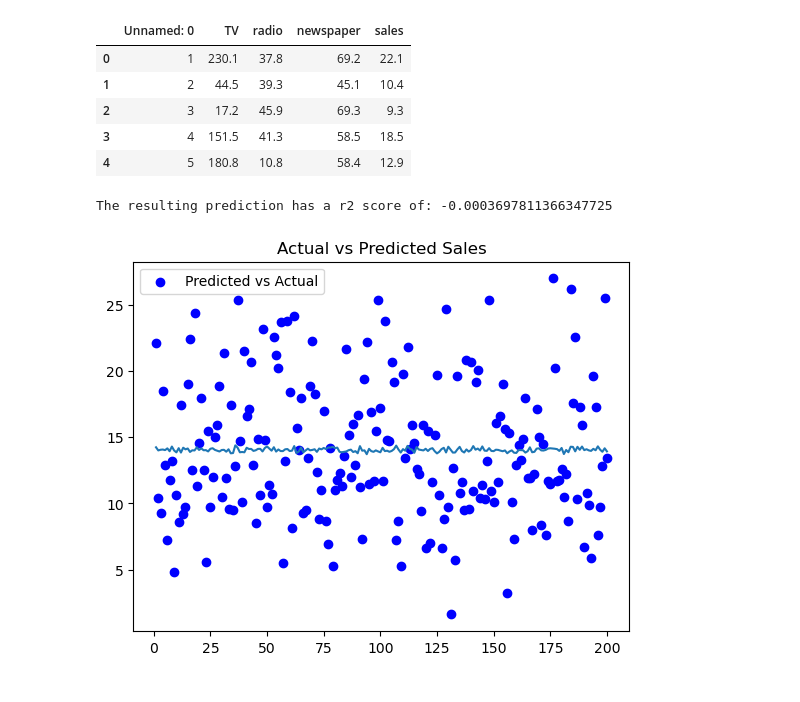
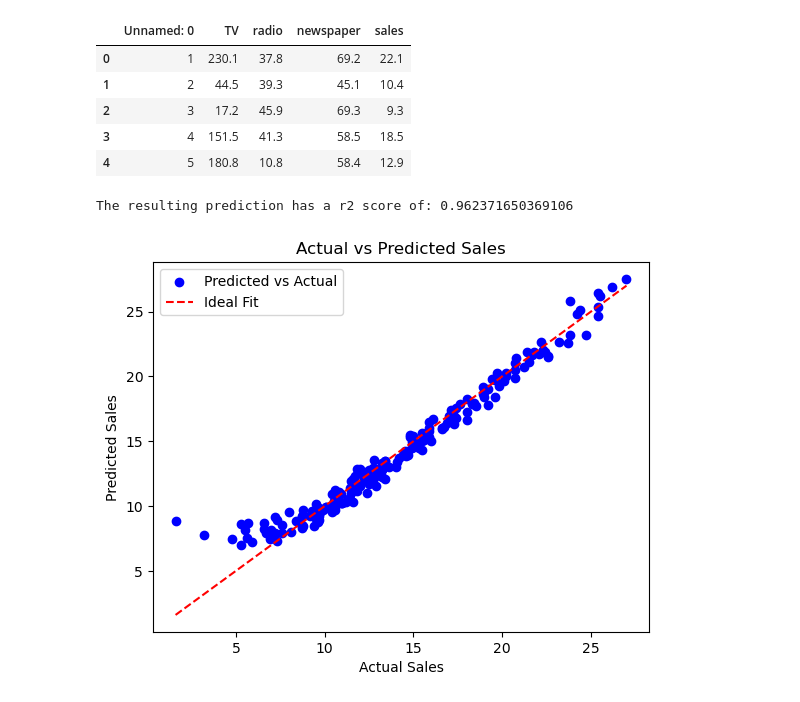
Before and after one commit to Eddiefans/labstds, a Jupyter notebook: Acts/07_Bootstraping.ipynb, the cells around one changed output. Drawn from its saved outputs; the diff is of its cells as text; code cells hidden in the pictures.

```diff
--- a/Acts/07_Bootstraping.ipynb
+++ b/Acts/07_Bootstraping.ipynb
@@ -111,37 +111,38 @@ X = ["TV", "radio", "newspaper", "TV_radio", "TV_newspaper", "radio_newspaper"]
 y = ["sales"]
 # %%
 def pred(dataset, features, target, samples, n_features):
-
     predictions = []
     for _ in range(samples):
-        agg_features = np.random.choice(features, size = n_features, replace=False)
-        sample_indices = np.random.choice(range(len(dataset)), size=len(dataset), replace=True)
-        sample = data.iloc[sample_indices, :]
-
+        agg_features = np.random.choice(features, size=n_features, replace=False)
+        sample_indices = np.random.choice(len(dataset), size=len(dataset), replace=True)
+        sample = dataset.iloc[sample_indices, :]
 
         X_boot = sample[agg_features]
         y_boot = sample[target]
 
         model = LinearRegression()
+        model.fit(X_boot, y_boot)
 
-        model.fit(X_boot, y_boot)
-        predictions.append(model.predict(X_boot))
+        predictions.append(model.predict(dataset[agg_features]))  # Predict on original dataset for consistency
 
     mean_prediction = np.mean(predictions, axis=0)
-
     return mean_prediction, r2_score(dataset[target], mean_prediction)
 # %%
 ypred, r2 = pred(data, X, y, 1000, 4)
 # %%
 import matplotlib.pyplot as plt
 
 print("The resulting prediction has a r2 score of: {}".format(r2))
 
-plt.scatter(data["Unnamed: 0"], data["sales"], color='blue', label='Predicted vs Actual')
-plt.plot(data["Unnamed: 0"], ypred)
+plt.scatter(data["sales"], ypred, color='blue', label='Predicted vs Actual')
+plt.xlabel("Actual Sales")
+plt.ylabel("Predicted Sales")
+plt.plot([data["sales"].min(), data["sales"].max()],
+         [data["sales"].min(), data["sales"].max()],
+         color='red', linestyle='--', label='Ideal Fit')
 plt.title('Actual vs Predicted Sales')
 plt.legend()
 plt.show()
 # %% [output]
-The resulting prediction has a r2 score of: -0.0003697811366347725
+The resulting prediction has a r2 score of: 0.962371650369106
-[figure, old version]
+[figure, new version]
```
Also changed, not shown: parts of 4 cells of this notebook.
